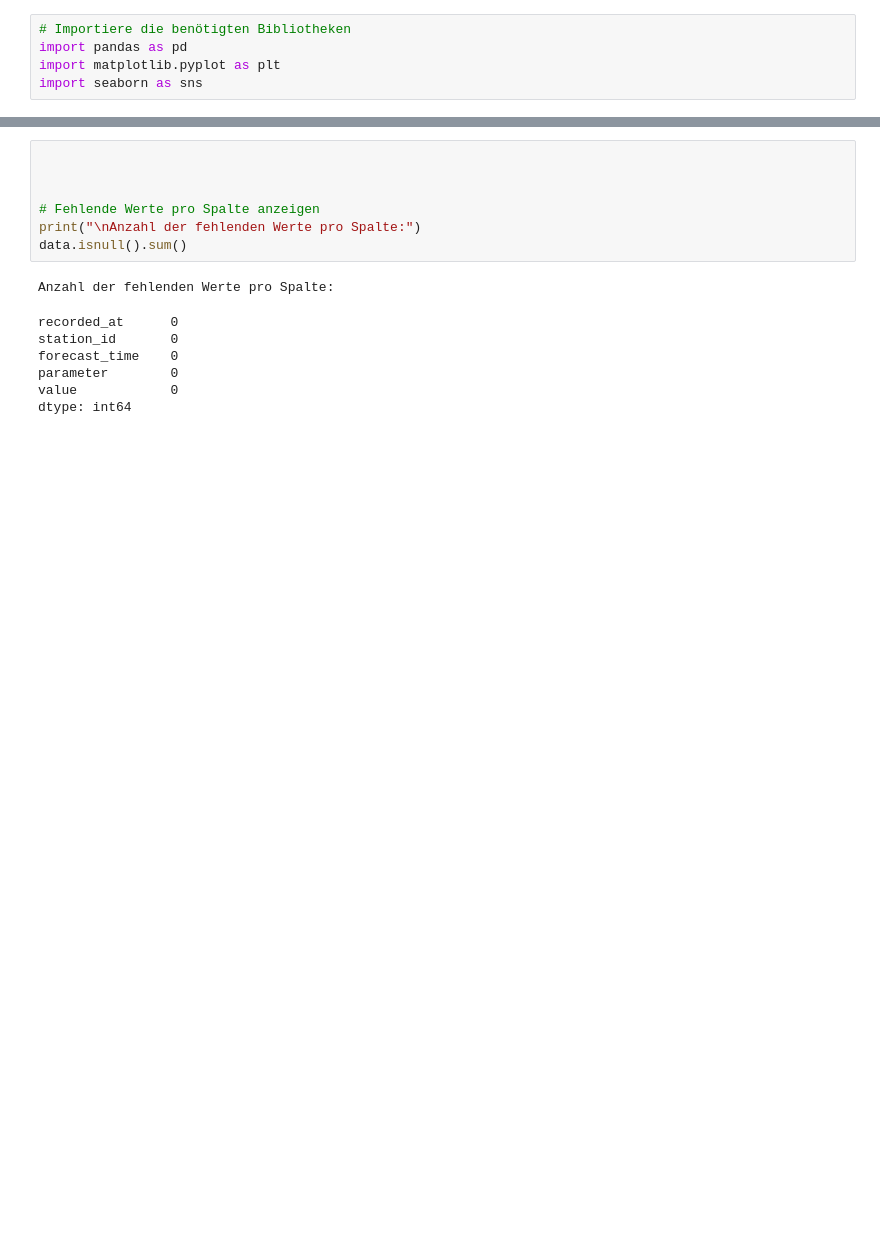
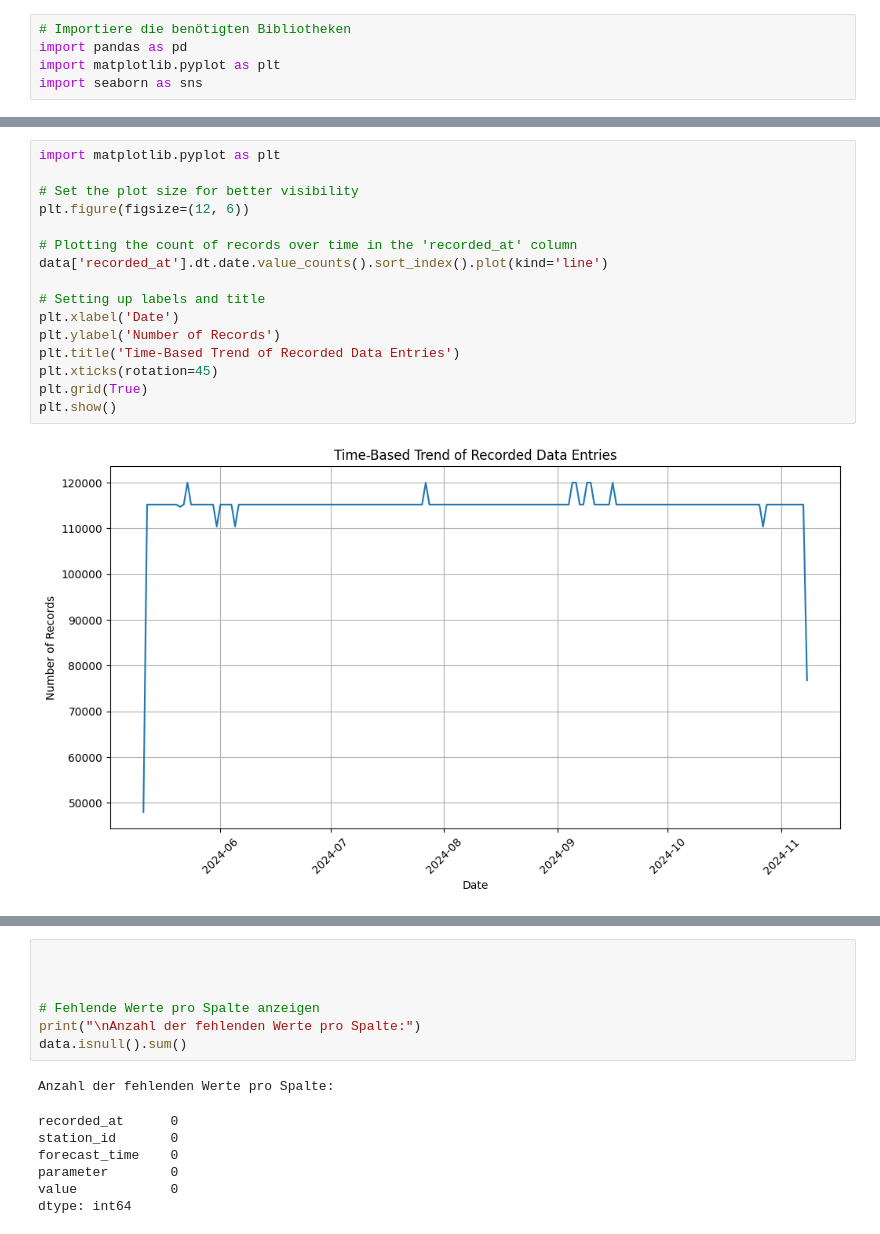
Before and after one commit to Fohlen/weather_experiment, a Jupyter notebook: data_analysis.ipynb, the cells around one changed output, grey strips where cells are left out. Cells and saved outputs as stored; diff of their text form; blank space fills up the shorter version.

Commit message:
data analysis

```diff
--- a/data_analysis.ipynb
+++ b/data_analysis.ipynb
@@ -20,0 +46,18 @@ Erste Zeilen des Datensatzes:
+# %%
+import matplotlib.pyplot as plt
+
+# Set the plot size for better visibility
+plt.figure(figsize=(12, 6))
+
+# Plotting the count of records over time in the 'recorded_at' column
+data['recorded_at'].dt.date.value_counts().sort_index().plot(kind='line')
+
+# Setting up labels and title
+plt.xlabel('Date')
+plt.ylabel('Number of Records')
+plt.title('Time-Based Trend of Recorded Data Entries')
+plt.xticks(rotation=45)
+plt.grid(True)
+plt.show()
+# %% [output]
+[figure, added]
```
Also changed, not shown: parts of 56 cells of this notebook.
